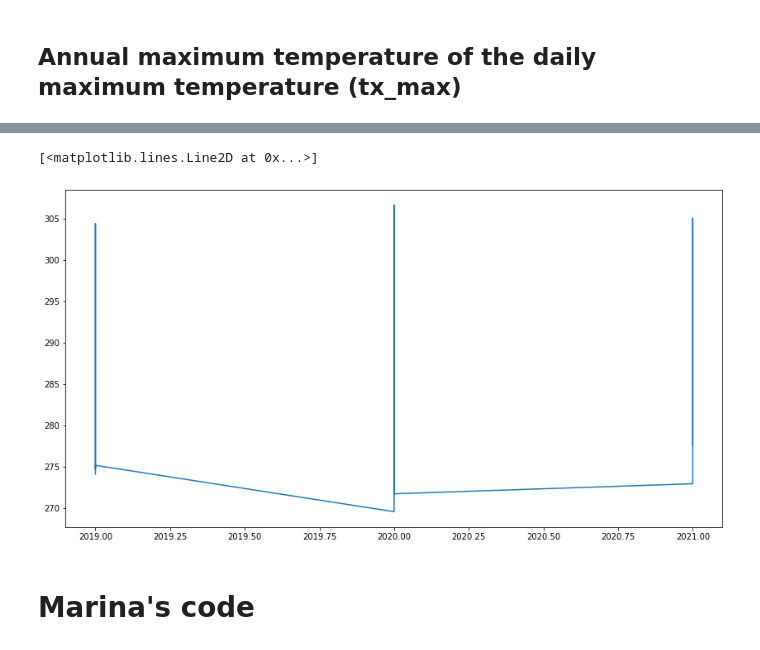
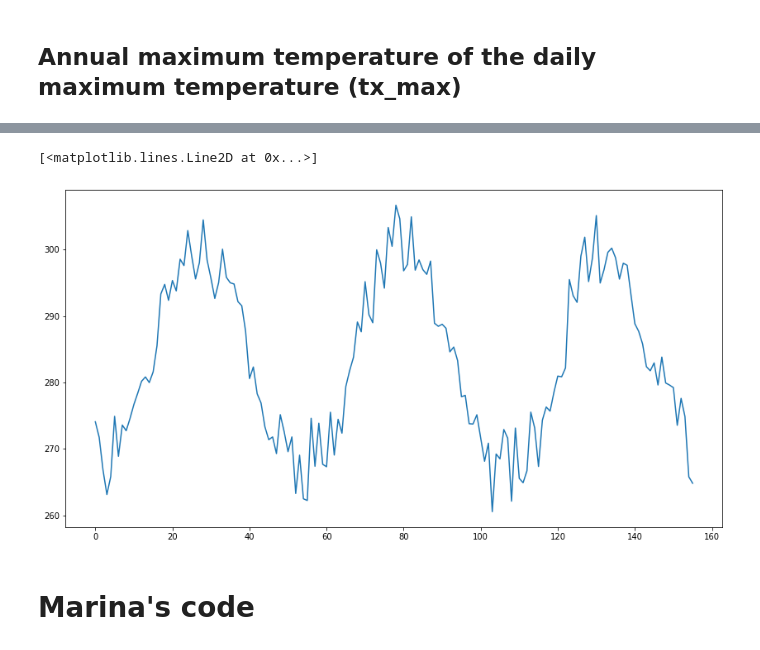
Before and after one commit to marinalopez2110/FistTemplateClimPort, a Jupyter notebook: Using Xclim example.ipynb, the cells around one changed output, grey strips where cells are left out. Drawn from its saved outputs; the diff is of its cells as text; code cells hidden in the pictures.

Commit message:
Plotting per year - to figure out date in ax x

```diff
--- a/Using Xclim example.ipynb
+++ b/Using Xclim example.ipynb
@@ -209,7 +209,7 @@ Text(0, 0.5, 'daily maximum temperature (°K)')
 # %% [markdown]
 ## Annual maximum temperature of the daily maximum temperature (tx_max)
 # %%
-fr = 'MS'
+fr = '7D'
 ds1.tasmax.attrs['cell_methods'] = 'time: maximum within days'
 out = atmos.tx_max(ds1.tasmax, freq=fr)
 print(f'Number of time-steps using freq == {fr} : {len(out.time)}\n')
@@ -269,11 +291,11 @@ Attributes:
 # %%
 out1 = subset.subset_gridpoint(out,lon=lon_pt, lat=lat_pt)
 %matplotlib inline
 plt.rcParams['figure.figsize'] = [9.5*1.5, 5*1.5]
-plt.plot(out1.time.dt.year, out1)
+plt.plot( out1)
 # %% [output]
 [<matplotlib.lines.Line2D at 0x...>]
-[figure, old version]
+[figure, new version]
 # %% [markdown]
 # Marina's code
 # %%
```
Also changed, not shown: parts of 4 cells of this notebook.
